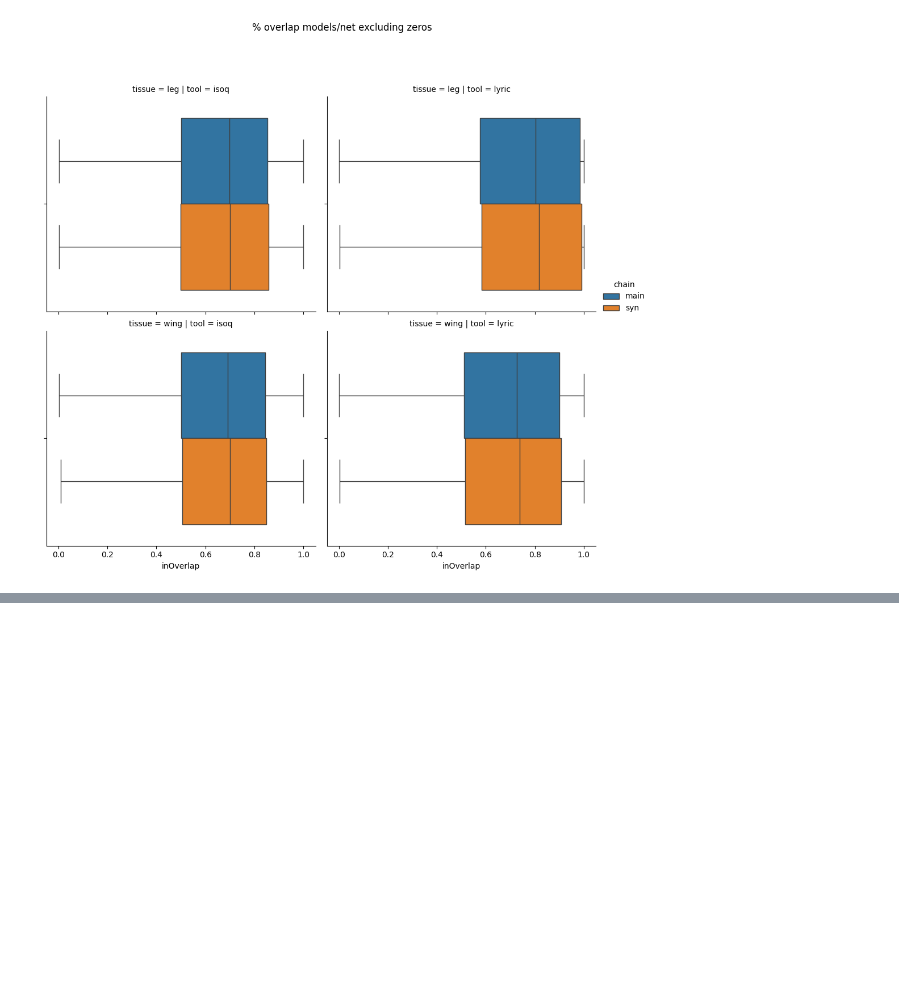
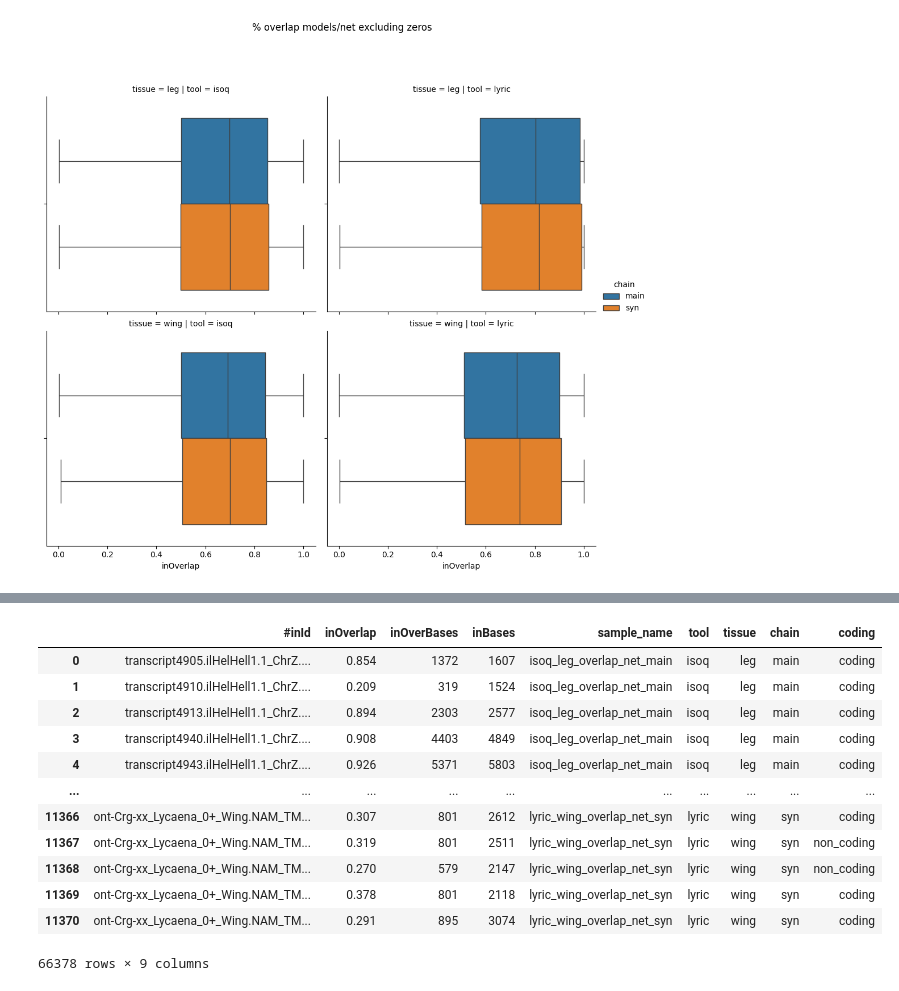
Before and after one commit to apollo994/lepidoptera_catalog, a Jupyter notebook: notebooks/02_intersect_longreadmodels.ipynb, the cells around one changed output, grey strips where cells are left out. Saved outputs shown, nothing was run; the diff lists cells and outputs as text; code cells hidden in the pictures; blank space fills up the shorter version.

```diff
--- a/notebooks/02_intersect_longreadmodels.ipynb
+++ b/notebooks/02_intersect_longreadmodels.ipynb
@@ -271,0 +301,16 @@ Text(0.5, 0.98, '% overlap models/net excluding zeros')
+# %%
+overlap_df
+# %% [output]
+|  | #inId | inOverlap | inOverBases | inBases | sample_name | tool | tissue | chain | coding |
+| 0 | transcript4905.ilHelHell1.1_ChrZ.... | 0.854 | 1372 | 1607 | isoq_leg_overlap_net_main | isoq | leg | main | coding |
+| 1 | transcript4910.ilHelHell1.1_ChrZ.... | 0.209 | 319 | 1524 | isoq_leg_overlap_net_main | isoq | leg | main | coding |
+| 2 | transcript4913.ilHelHell1.1_ChrZ.... | 0.894 | 2303 | 2577 | isoq_leg_overlap_net_main | isoq | leg | main | coding |
+| 3 | transcript4940.ilHelHell1.1_ChrZ.... | 0.908 | 4403 | 4849 | isoq_leg_overlap_net_main | isoq | leg | main | coding |
+| 4 | transcript4943.ilHelHell1.1_ChrZ.... | 0.926 | 5371 | 5803 | isoq_leg_overlap_net_main | isoq | leg | main | coding |
+| ... | ... | ... | ... | ... | ... | ... | ... | ... | ... |
+| 11366 | ont-Crg-xx_Lycaena_0+_Wing.NAM_TM... | 0.307 | 801 | 2612 | lyric_wing_overlap_net_syn | lyric | wing | syn | coding |
+| 11367 | ont-Crg-xx_Lycaena_0+_Wing.NAM_TM... | 0.319 | 801 | 2511 | lyric_wing_overlap_net_syn | lyric | wing | syn | non_coding |
+| 11368 | ont-Crg-xx_Lycaena_0+_Wing.NAM_TM... | 0.270 | 579 | 2147 | lyric_wing_overlap_net_syn | lyric | wing | syn | non_coding |
+| 11369 | ont-Crg-xx_Lycaena_0+_Wing.NAM_TM... | 0.378 | 801 | 2118 | lyric_wing_overlap_net_syn | lyric | wing | syn | coding |
+| 11370 | ont-Crg-xx_Lycaena_0+_Wing.NAM_TM... | 0.291 | 895 | 3074 | lyric_wing_overlap_net_syn | lyric | wing | syn | coding |
+66378 rows × 9 columns
```
Also changed, not shown: parts of 9 cells of this notebook.
